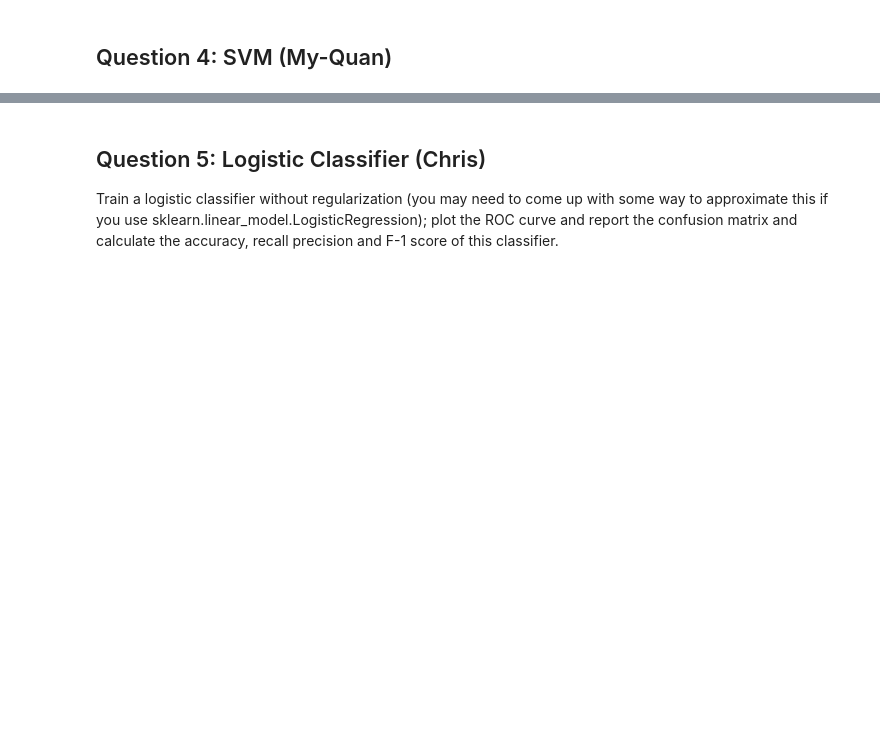
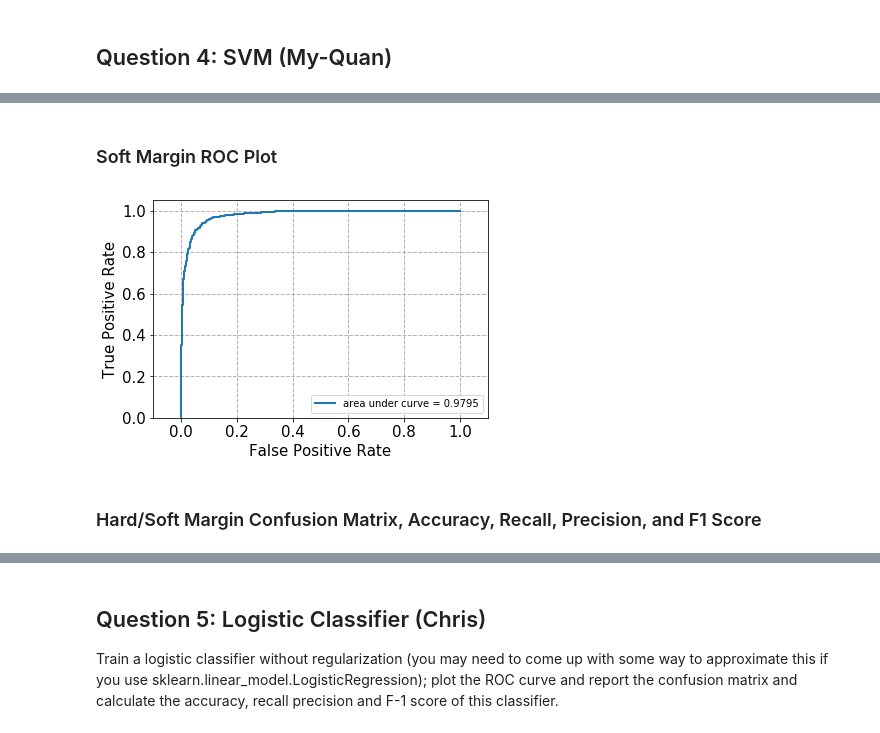
Before and after one commit to ddepe/classification_textual_data, a Jupyter notebook: Project1.ipynb, the cells around one changed output, grey strips where cells are left out. Cells and saved outputs as stored; diff of their text form; code cells hidden in the pictures; blank space fills up the shorter version.

```diff
--- a/Project1.ipynb
+++ b/Project1.ipynb
@@ -156,0 +189,30 @@ np.sum(np.array(X_train_tfidf - X_transformed.dot(VT))**2)
+# %%
+from sklearn.base import BaseEstimator, TransformerMixin
+class SparseToDenseArray(BaseEstimator, TransformerMixin):
+    def __init__(self):
+        pass
+
+    def transform(self, X, *_):
+        if hasattr(X, 'toarray'):
+            return X.toarray()
+        return X
+
+    def fit(self, *_):
+        return self
+
+# create Hard Margin and Soft Margin Pipeline
+from sklearn.pipeline import Pipeline
+Hpipeline = Pipeline([
+    ('vect', CountVectorizer(min_df=3, stop_words='english',analyzer=stem_remove_punc)),
+    ('tfidf', TfidfTransformer()),
+    ('reduce_dim', NMF(n_components=50, init='random', random_state=0)),
+    ('toarr', SparseToDenseArray()),
+    ('clf', SVC(kernel='linear', C=1000)),
+])
+Spipeline = Pipeline([
+    ('vect', CountVectorizer(min_df=3, stop_words='english',analyzer=stem_remove_punc)),
+    ('tfidf', TfidfTransformer()),
+    ('reduce_dim', NMF(n_components=50, init='random', random_state=0)),
+    ('toarr', SparseToDenseArray()),
+    ('clf', SVC(kernel='linear', C=0.0001)),
+])
@@ -156,0 +267,8 @@ np.sum(np.array(X_train_tfidf - X_transformed.dot(VT))**2)
+# %% [markdown]
+### Soft Margin ROC Plot
+# %%
+fit_predict_and_plot_roc(Spipeline, train_dataset.data, y_train_dataset, test_dataset.data, y_test_dataset)
+# %% [output]
+[figure, added]
+# %% [markdown]
+### Hard/Soft Margin Confusion Matrix, Accuracy, Recall, Precision, and F1 Score
```
Also changed, not shown: parts of 25 cells of this notebook.
